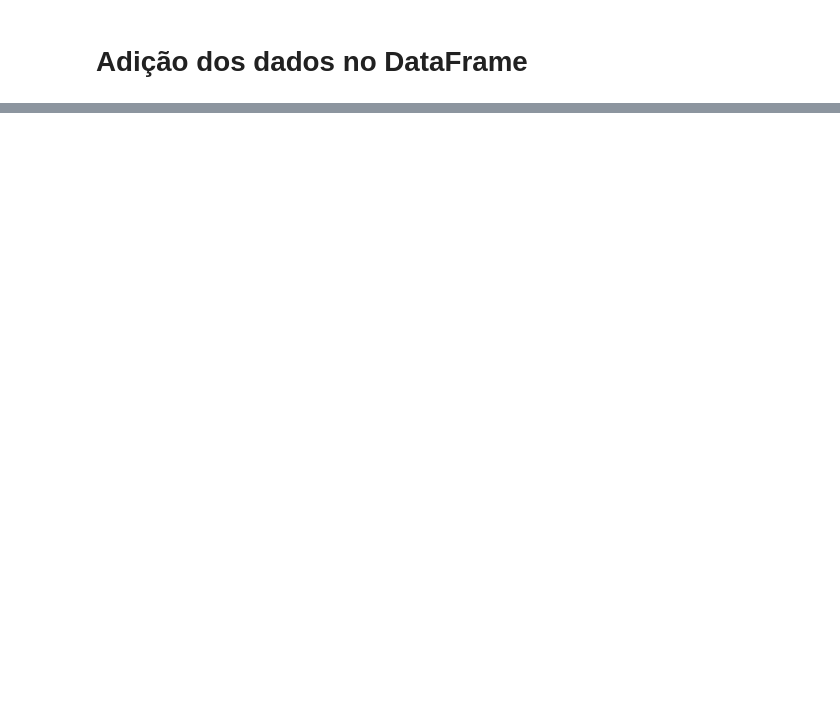
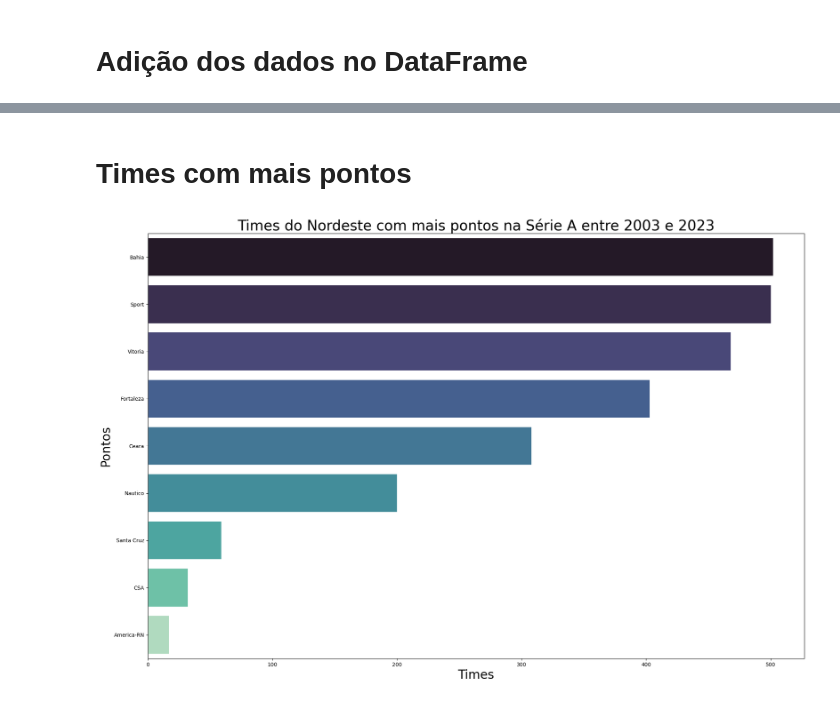
Before and after one commit to 022Vinicius/An-lises_de_dados_esportes, a Jupyter notebook: futebol_pernambucano.ipynb, the cells around one changed output, grey strips where cells are left out. Cells and saved outputs as stored; diff of their text form; code cells hidden in the pictures; blank space fills up the shorter version.

```diff
--- a/futebol_pernambucano.ipynb
+++ b/futebol_pernambucano.ipynb
@@ -522,0 +603,15 @@ TypeError: 'Series' object is not callable
+# %% [markdown]
+# Times com mais pontos
+# %%
+nordeste_times_pontos = nordeste_times.sort_values(by='total_pontos', ascending=False)
+nordeste_times_pontos = nordeste_times_pontos.reset_index()
+
+
+ax,fig = plt.subplots(figsize =(23,15) )
+ax = sns.barplot(x='total_pontos', y='index', data=nordeste_times_pontos, palette='mako')
+ax.set_title('Times do Nordeste com mais pontos na Série A entre 2003 e 2023', fontsize='28')
+ax.set_xlabel('Times',fontsize = '24')
+ax.set_ylabel('Pontos', fontsize = '24')
+plt.show()
+# %% [output]
+[figure, added]
```
Also changed, not shown: parts of 9 cells of this notebook.
